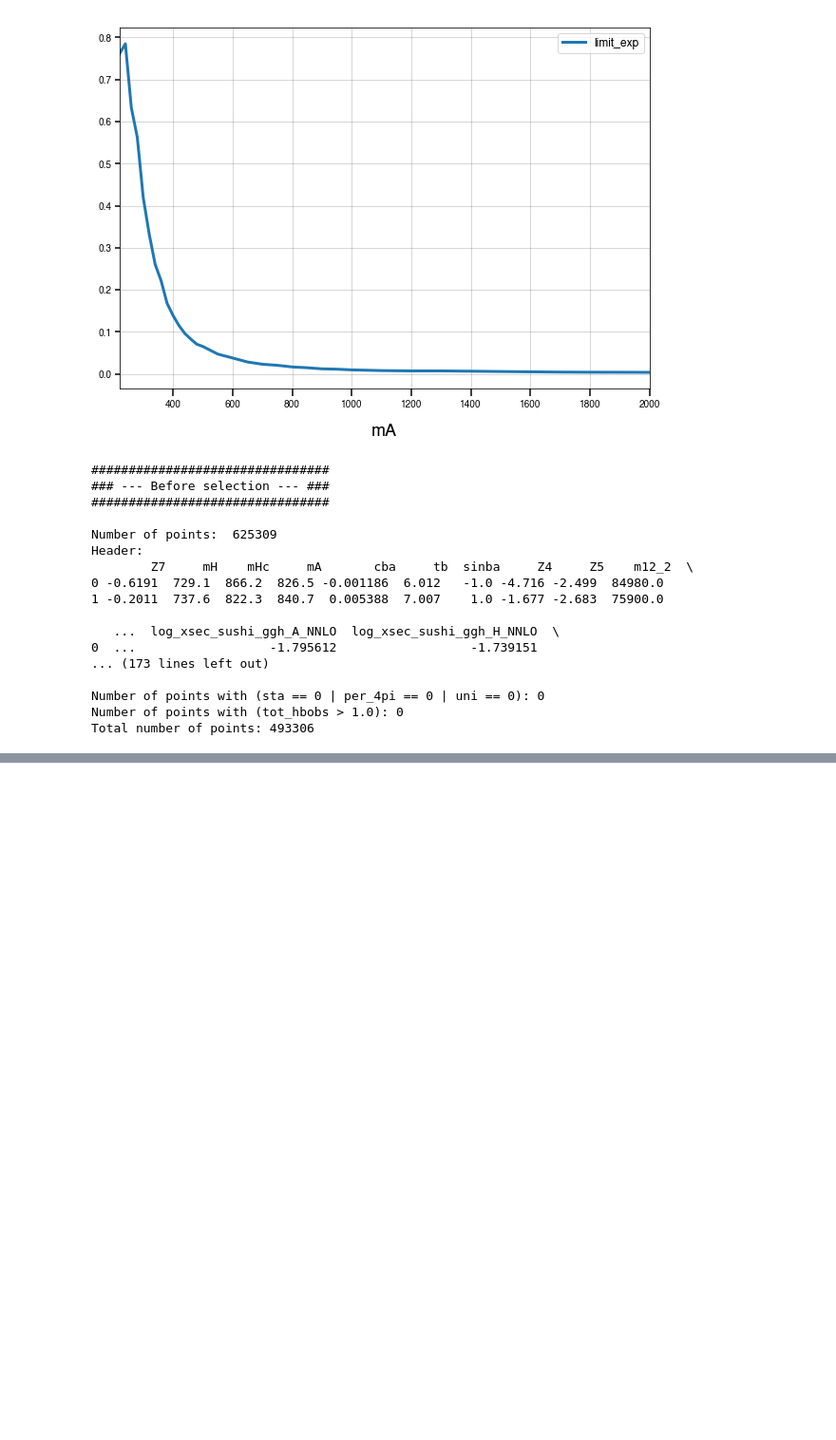
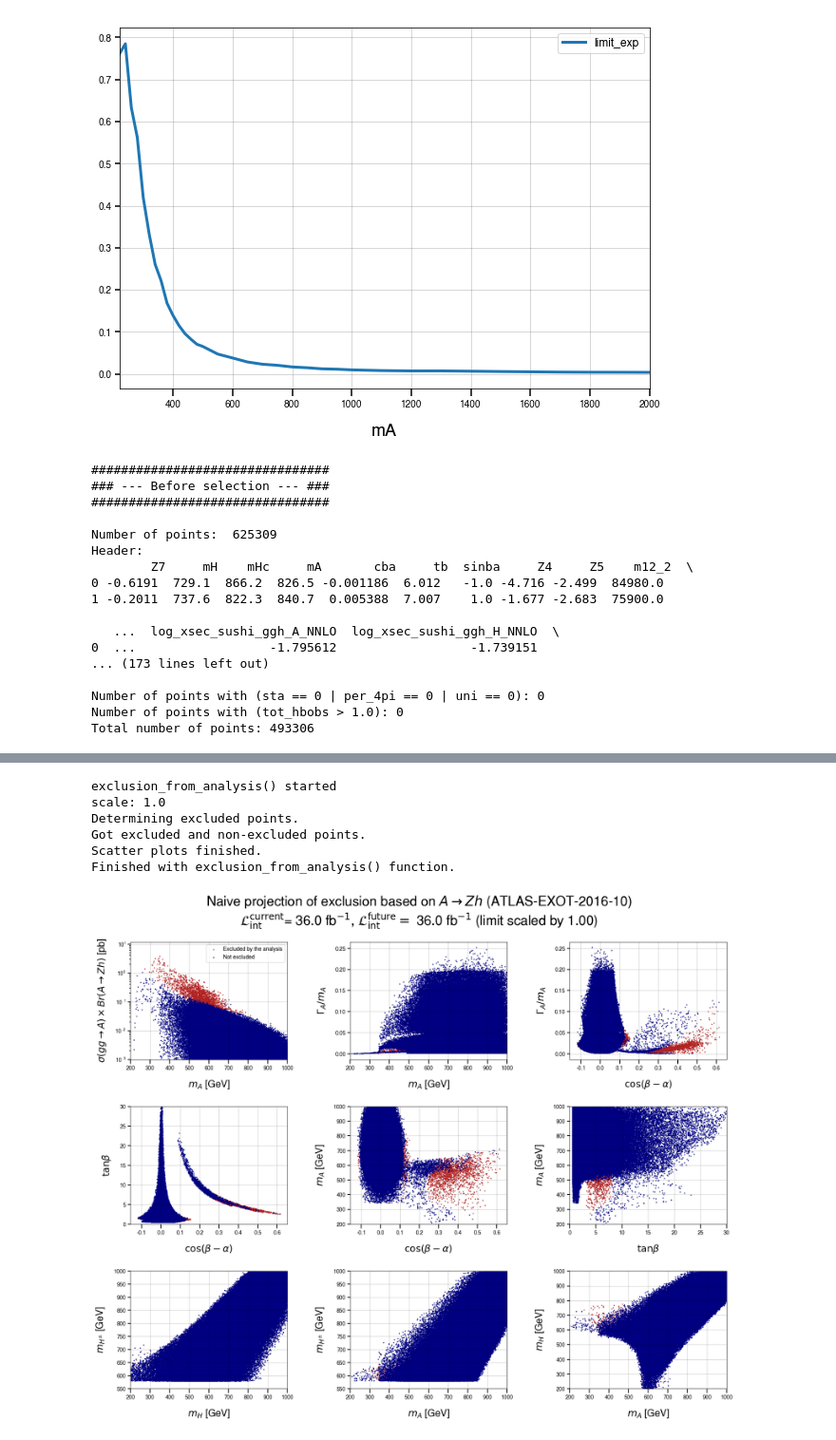
Before and after one commit to hep-magellan/magellan, a Jupyter notebook: examples/notebooks/A_Zh.ipynb, the cells around one changed output, grey strips where cells are left out. Shown at 95% size. Drawn from its saved outputs; the diff is of its cells as text; code cells hidden in the pictures; blank space fills up the shorter version.

```diff
--- a/examples/notebooks/A_Zh.ipynb
+++ b/examples/notebooks/A_Zh.ipynb
@@ -76,0 +77,12 @@ ax.set_ylim(1e-5,10)
+# %%
+window_axes = [
+               ['mA', 'xsec_sushi_ggh_A_NNLO_x_br_A_Zh'],
+               ['mA', 'GammaA_div_mA'],
+               ['cba', 'GammaA_div_mA'],
+               ['cba', 'tb'],
+               ['cba', 'mA'],
+               ['tb', 'mA'],
+               ['mH', 'mHc'],
+               ['mA', 'mHc'],
+               ['mA',  'mH'],
+]
@@ -76,0 +91,11 @@ ax.set_ylim(1e-5,10)
+# %%
+fig, ax = pl.exclusion_from_analysis_projection(pts, window_axes, measurement=AZh_m,
+            observable='xsec_sushi_ggh_A_NNLO_x_br_A_Zh', plot_order='excl_nonexcl', lumiscale=1.0)
+# %% [output]
+exclusion_from_analysis() started
+scale: 1.0
+Determining excluded points.
+Got excluded and non-excluded points.
+Scatter plots finished.
+Finished with exclusion_from_analysis() function.
+[figure, added]
```
Also changed, not shown: parts of 3 cells of this notebook, 1 other file.
